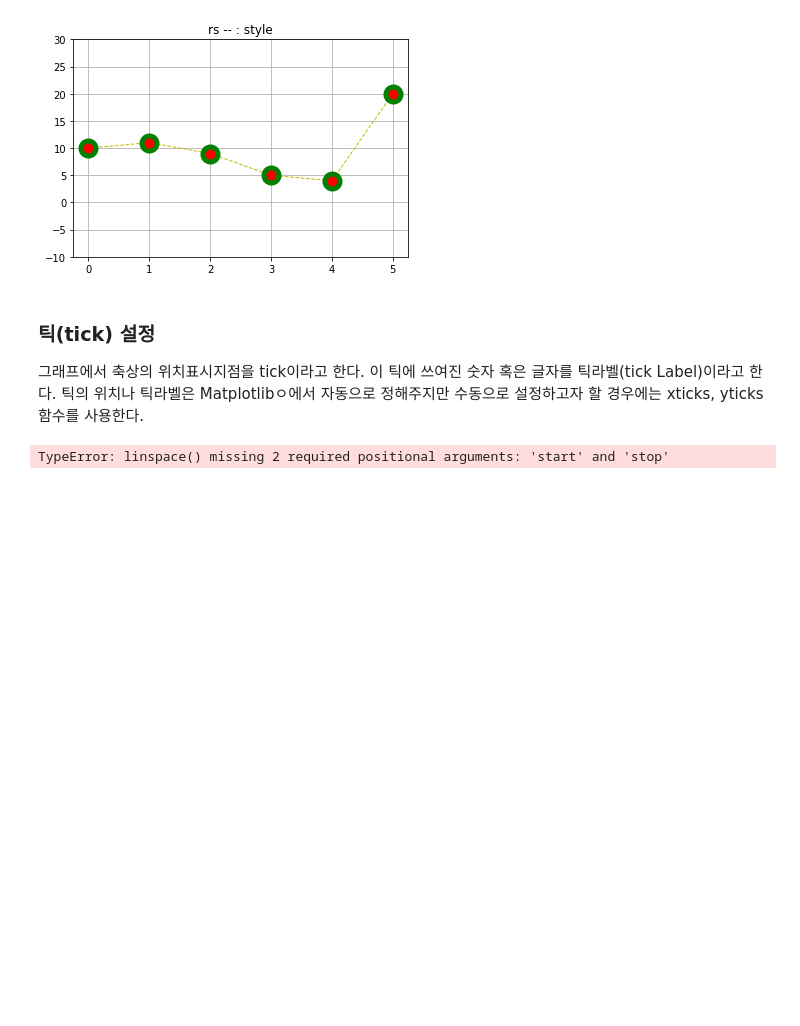
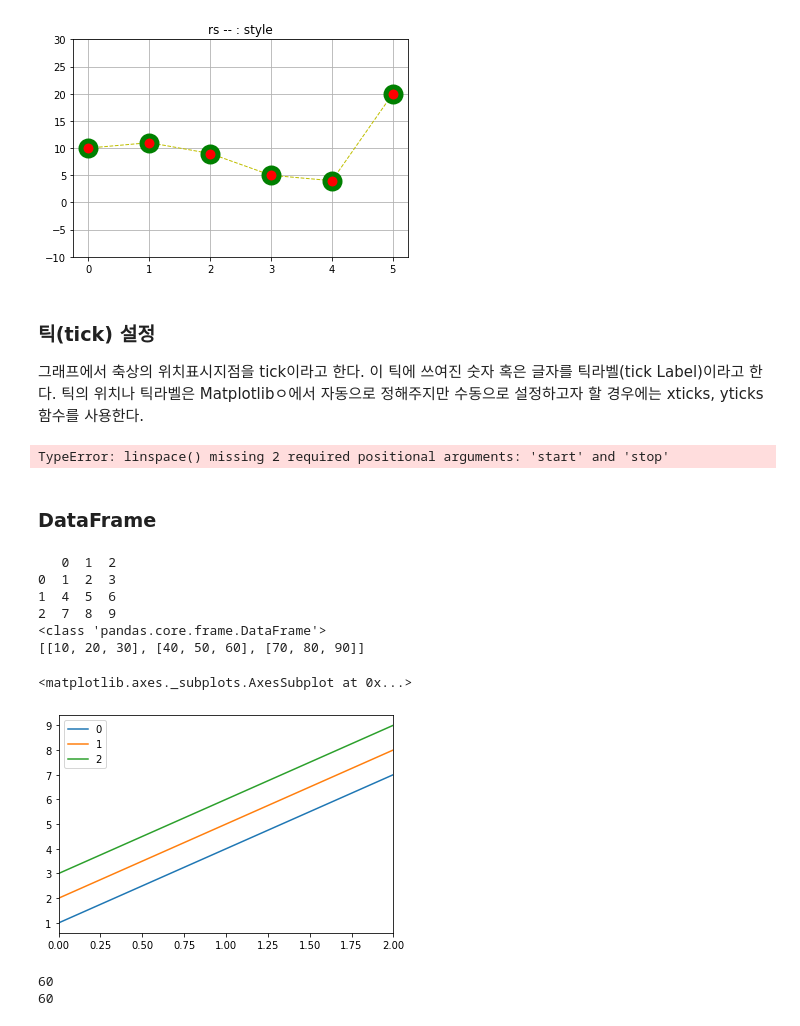
Before and after one commit to devhammi/pythonStudy, a Jupyter notebook: 22. 데이터분석_padas.ipynb, the cells around one changed output. Cells and saved outputs as stored; diff of their text form; code cells hidden in the pictures; blank space fills up the shorter version.

```diff
--- a/22. 데이터분석_padas.ipynb
+++ b/22. 데이터분석_padas.ipynb
@@ -131,3 +131,44 @@ plt.show()
 x = np.linspace()
 # %% [output]
 TypeError: linspace() missing 2 required positional arguments: 'start' and 'stop'
+# %% [markdown]
+### DataFrame
+# %%
+# 1. DataFrame생성(1) - 리스트자료형으로 DataFrame을 생성
+# 테이블형식의 2차원배열(정확하게는 행렬(Martix))
+a = pd.DataFrame([[1,2,3],[4,5,6],[7,8,9]])
+print(a) #DataFrame 으로써 인덱스와 컬럼이 있음 / 그래프 그릴 수 있음
+print(type(a))
+# print(dir(a))
+
+b = [[10,20,30],[40,50,60],[70,80,90]]
+print(b) # 2차원 배열로 값만 있음
+
+a.plot()
+#b.plot() #list로는 그래프를 그릴 수 없다.
+#print(dir(a))
+# %% [output]
+   0  1  2
+0  1  2  3
+1  4  5  6
+2  7  8  9
+<class 'pandas.core.frame.DataFrame'>
+[[10, 20, 30], [40, 50, 60], [70, 80, 90]]
+<matplotlib.axes._subplots.AxesSubplot at 0x...>
+[figure, added]
+# %%
+# 2. DataFrame생성(2) - 딕셔너리 자료형으로 DataFrame을 생성
+#pd.DataFrame?
+
+tbl = pd.DataFrame({
+    'weight':[60,60,60,60,60], # weight / high / gender가 칼럼이 됨
+    'high':[161,160,168,183,158],
+    'gender':['F','F','M','F','M'],
+},index=['hamjin','hamsun','hamsang','hamho','kwonyoung'])
+
+# hamjin 체중 접근
+print(tbl['weight']['hamjin']) # tbl[칼럼명][인덱스] 로 접근
+print(tbl.weight.hamjin)
+# %% [output]
+60
+60
```
Also changed, not shown: parts of 22 cells of this notebook, 1 other file.
